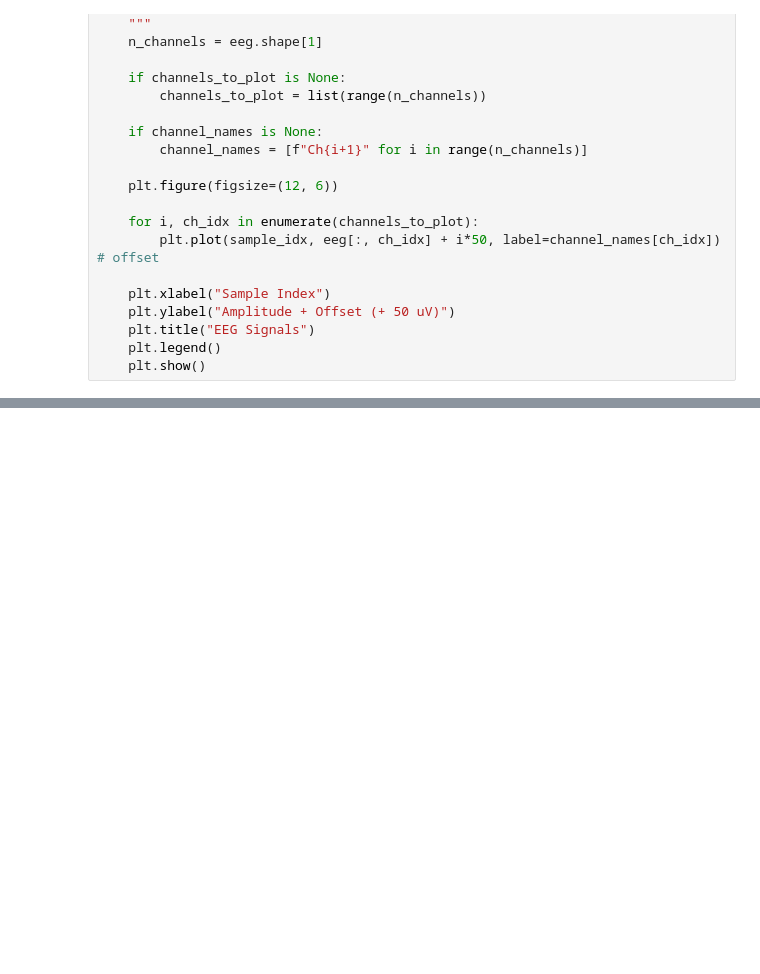
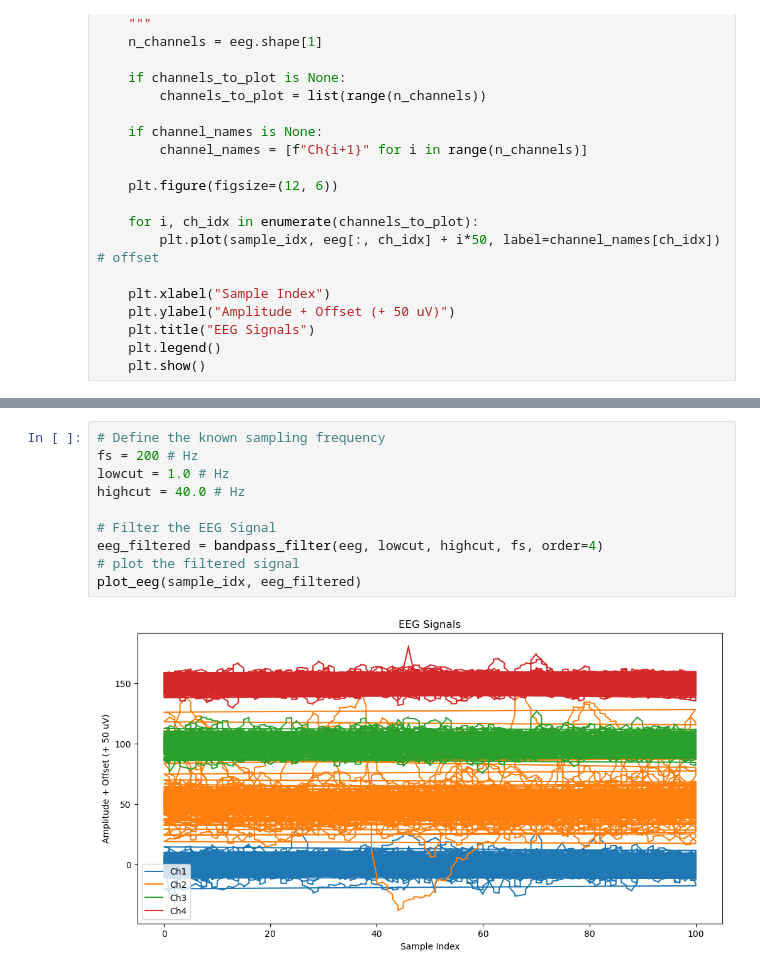
Before and after one commit to cristopher-d-delgado/Analysis-of-EEG-Signal, a Jupyter notebook: eda.ipynb, the cells around one changed output, grey strips where cells are left out. Drawn from its saved outputs; the diff is of its cells as text; blank space fills up the shorter version.

Commit message:
made pre-processing pipeline with notch and bandpass filters

```diff
--- a/eda.ipynb
+++ b/eda.ipynb
@@ -80,0 +232,12 @@ plot_eeg(sample_idx, eeg, channels_to_plot=[0, 2, 3])
+# %%
+# Define the known sampling frequency
+fs = 200 # Hz
+lowcut = 1.0 # Hz
+highcut = 40.0 # Hz
+
+# Filter the EEG Signal
+eeg_filtered = bandpass_filter(eeg, lowcut, highcut, fs, order=4)
+# plot the filtered signal
+plot_eeg(sample_idx, eeg_filtered)
+# %% [output]
+[figure, added]
```
Also changed, not shown: parts of 11 cells of this notebook.
